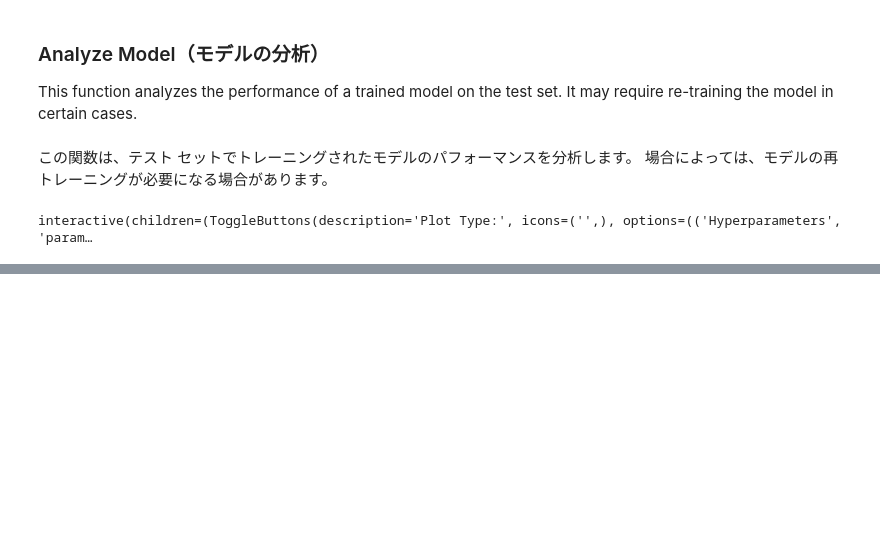
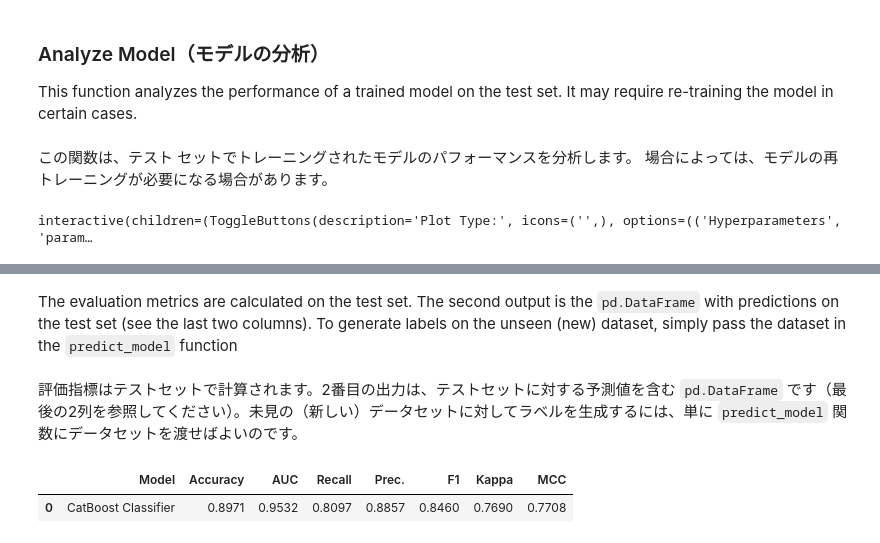
Before and after one commit to ginmaruGH/learn-pycaret, a Jupyter notebook: 00_quickstart/classifiction.ipynb, the cells around one changed output, grey strips where cells are left out. Drawn from its saved outputs; the diff is of its cells as text; code cells hidden in the pictures; blank space fills up the shorter version.

```diff
--- a/00_quickstart/classifiction.ipynb
+++ b/00_quickstart/classifiction.ipynb
@@ -104,0 +147,10 @@ interactive(children=(ToggleButtons(description='Plot Type:', icons=('',), optio
+# %% [markdown]
+The evaluation metrics are calculated on the test set. The second output is the `pd.DataFrame` with predictions on the test set (see the last two columns). To generate labels on the unseen (new) dataset, simply pass the dataset in the `predict_model` function
+# %% [markdown]
+評価指標はテストセットで計算されます。2番目の出力は、テストセットに対する予測値を含む `pd.DataFrame` です（最後の2列を参照してください）。未見の（新しい）データセットに対してラベルを生成するには、単に `predict_model` 関数にデータセットを渡せばよいのです。
+# %%
+predictions = predict_model(best, data=data)
+predictions.head()
+# %% [output]
+|  | Model | Accuracy | AUC | Recall | Prec. | F1 | Kappa | MCC |
+| 0 | CatBoost Classifier | 0.8971 | 0.9532 | 0.8097 | 0.8857 | 0.8460 | 0.7690 | 0.7708 |
```
Also changed, not shown: parts of 22 cells of this notebook, 9 other files.
